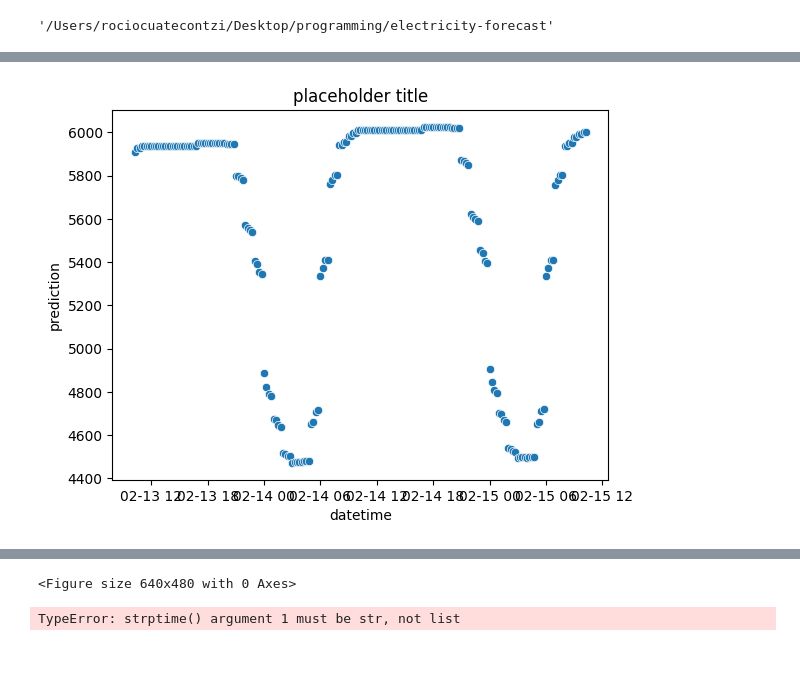
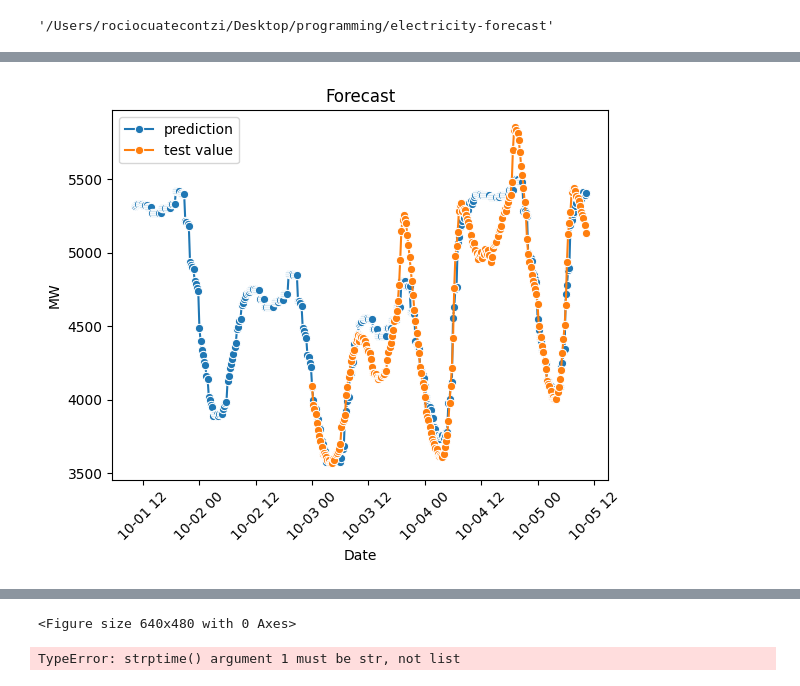
Before and after one commit to gorogandras/electricity-forecast, a Jupyter notebook: research/trials.ipynb, the cells around one changed output, grey strips where cells are left out. Saved outputs shown, nothing was run; the diff lists cells and outputs as text; code cells hidden in the pictures; blank space fills up the shorter version.

Commit message:
test values in trials (predict plot)

```diff
--- a/research/trials.ipynb
+++ b/research/trials.ipynb
@@ -119,10 +119,21 @@ class Plotting:
         return df_copy
 
 
-    def get_scatterplot(self, df):
-        ax = sns.scatterplot(data=df, x='datetime', y='prediction')
-        plt.title('placeholder title')
-        plt.savefig(Path(self.config.scatterplot_path))
+    def get_lineplot(self, df):
+        test_data = pd.read_csv(self.config.test_data_path)
+        #train_data = pd.read_csv(self.config.train_data_path)
+        test_data["datetime"] = pd.to_datetime(test_data["datetime"], format="%Y-%m-%d %H:%M:%S")
+        joined_df = df.merge(test_data, how='left', on='datetime')
+        #print(joined_df)
+        joined_df['set'] = joined_df['set'].fillna('N/A')
+        print(joined_df)
+        ax = sns.lineplot(data=joined_df, x='datetime', y='prediction', marker='o', label='prediction')
+        ax = sns.lineplot(data=joined_df, x='datetime', y='power', marker='o', label = 'test value')
+        plt.title('Forecast')
+        plt.xticks(rotation=45)
+        ax.set_xlabel('Date')
+        ax.set_ylabel('MW')
+        plt.savefig(Path(self.config.scatterplot_path), bbox_inches='tight')
         plt.show()
         plt.clf()
 # %%
@@ -135,10 +146,10 @@ class PlottingPipeline:
         config = ConfigurationManager()
         plot_config = config.get_plot_config()
         plotting = Plotting(config=plot_config)
-        datetime_df = plotting.create_datetime_df("2023-02-13 10:15:00", "2023-02-15 10:15:00")
+        datetime_df = plotting.create_datetime_df("2021-10-01 10:15:00", "2021-10-05 10:15:00")
         prediction_df = plotting.create_prediction_df(datetime_df)
         predicted_df = plotting.get_prediction(prediction_df)
-        plotting.get_scatterplot(predicted_df)
+        plotting.get_lineplot(predicted_df)
         #print(datetime_df)
         print(predicted_df)
 
@@ -162,2 +184,2 @@ if __name__ == '__main__':
-[figure, old version]
+[figure, new version]
                datetime  hour  dayofweek  quarter  month  year  dayofyear  \
```
Also changed, not shown: parts of 1 cell of this notebook, 4 other files.
